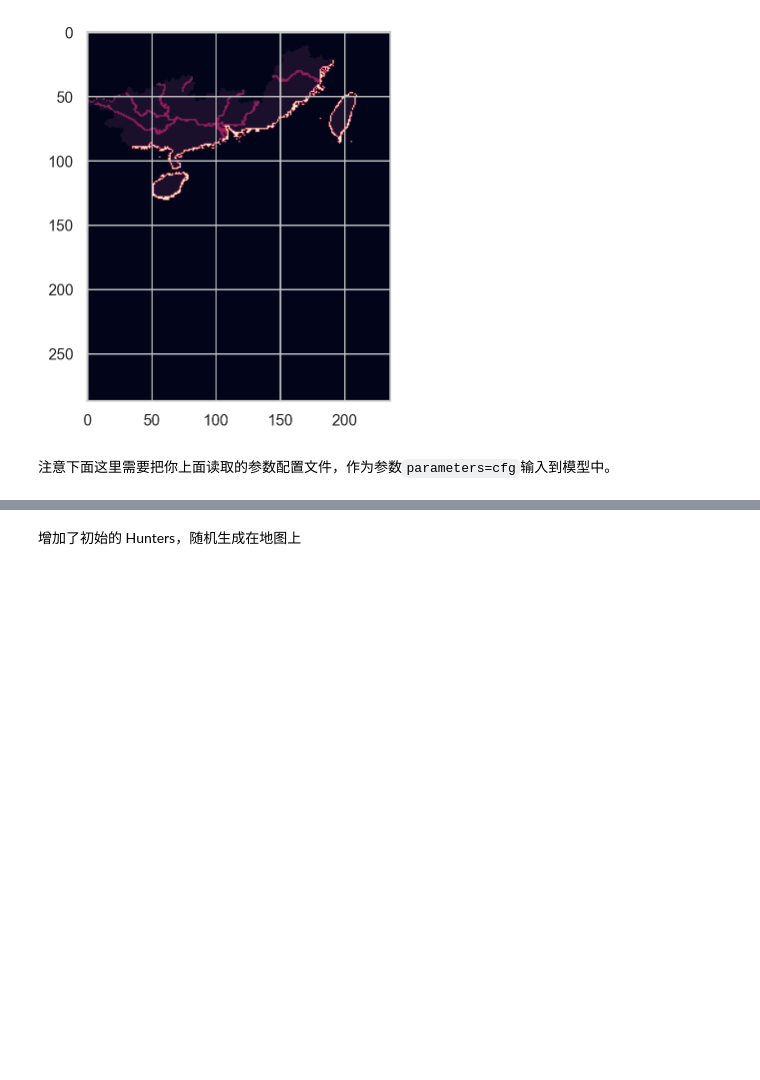
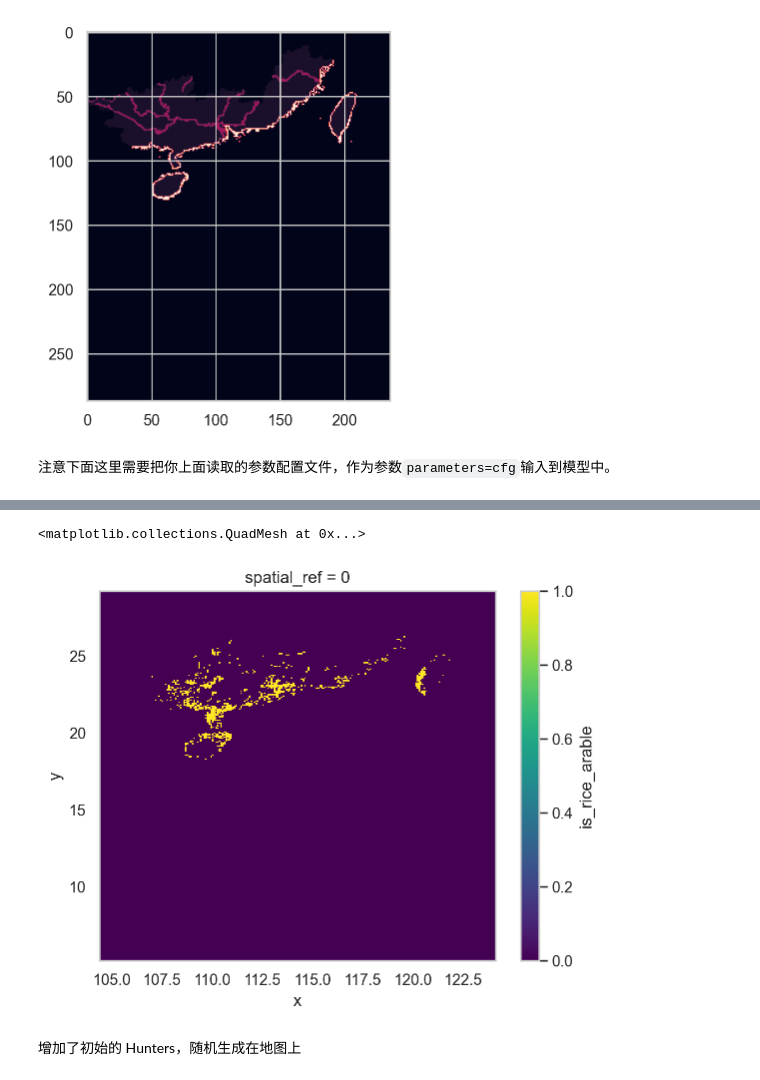
Before and after one commit to SongshGeo/South-China-Livehood-Evolution, a Jupyter notebook: docs/demo.ipynb, the cells around one changed output, grey strips where cells are left out. Drawn from its saved outputs; the diff is of its cells as text; code cells hidden in the pictures; blank space fills up the shorter version.

```diff
--- a/docs/demo.ipynb
+++ b/docs/demo.ipynb
@@ -46,3 +51,8 @@ model.params.save_plots = False
+# %%
+model.nature.patchmodule.get_xarray("is_rice_arable").plot()
+# %% [output]
+<matplotlib.collections.QuadMesh at 0x...>
+[figure, added]
 # %% [markdown]
 增加了初始的 Hunters，随机生成在地图上
 # %%
```
Also changed, not shown: parts of 1 cell of this notebook, 5 other files.
